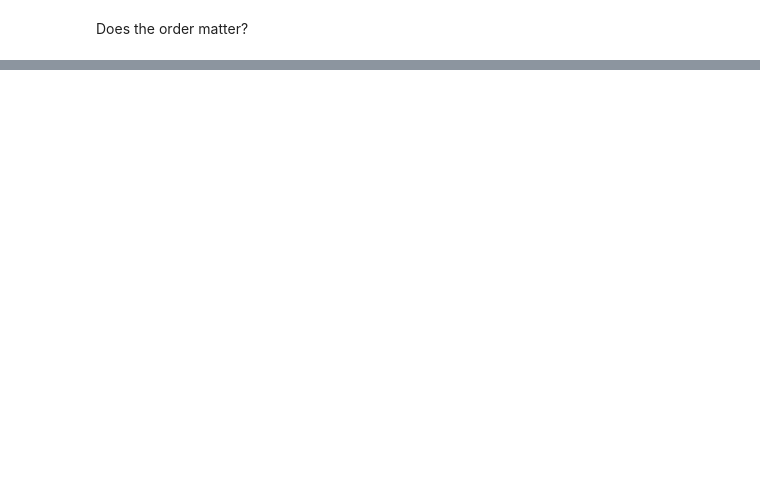
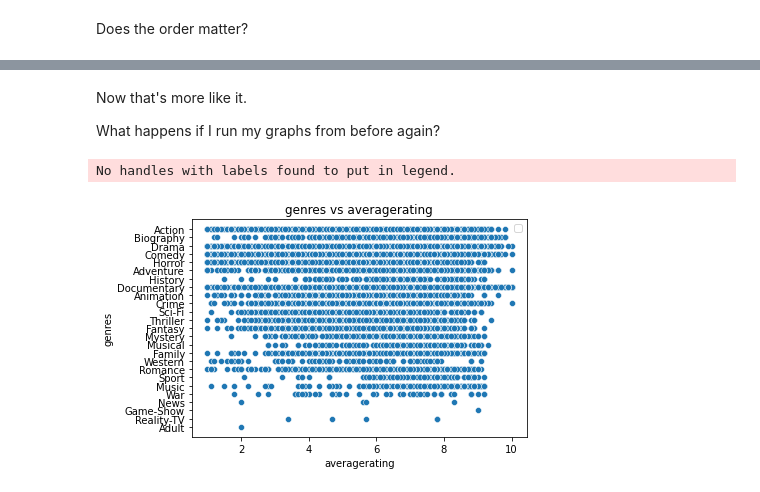
Before and after one commit to Kaewin/phase2_project2, a Jupyter notebook: eda.ipynb, the cells around one changed output, grey strips where cells are left out. Saved outputs shown, nothing was run; the diff lists cells and outputs as text; code cells hidden in the pictures; blank space fills up the shorter version.

```diff
--- a/eda.ipynb
+++ b/eda.ipynb
@@ -216,0 +435,4 @@ doesn't look like it
+# %%
+# First make a copy
+
+df_test = df.copy()
@@ -216,0 +465,6 @@ doesn't look like it
+# %%
+# Here's the code from the previous project.
+#df_clean['make'] = df_clean['make'].str.split().str[0]
+
+df_test['genres'] = df_test['genres'].str.split(',').str[0]
+df_test['genres']
@@ -216,0 +508,14 @@ doesn't look like it
+# %% [markdown]
+Now that's more like it.
+
+What happens if I run my graphs from before again?
+# %%
+fig, ax = plt.subplots()
+
+sns.scatterplot(x='averagerating', y='genres', data=df_test)
+
+ax.set_title('genres vs averagerating')
+ax.legend();
+# %% [output]
+No handles with labels found to put in legend.
+[figure, added]
```
Also changed, not shown: parts of 56 cells of this notebook, 1 other file.
